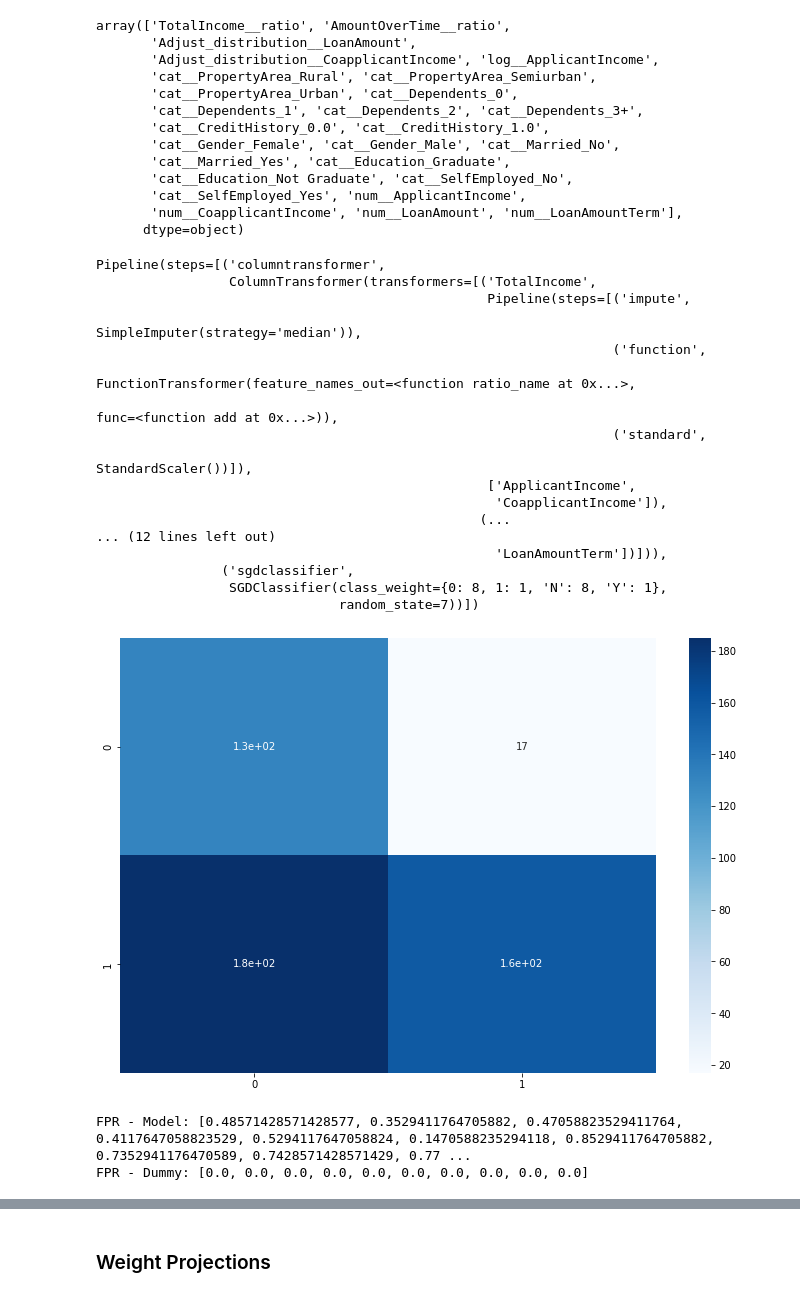
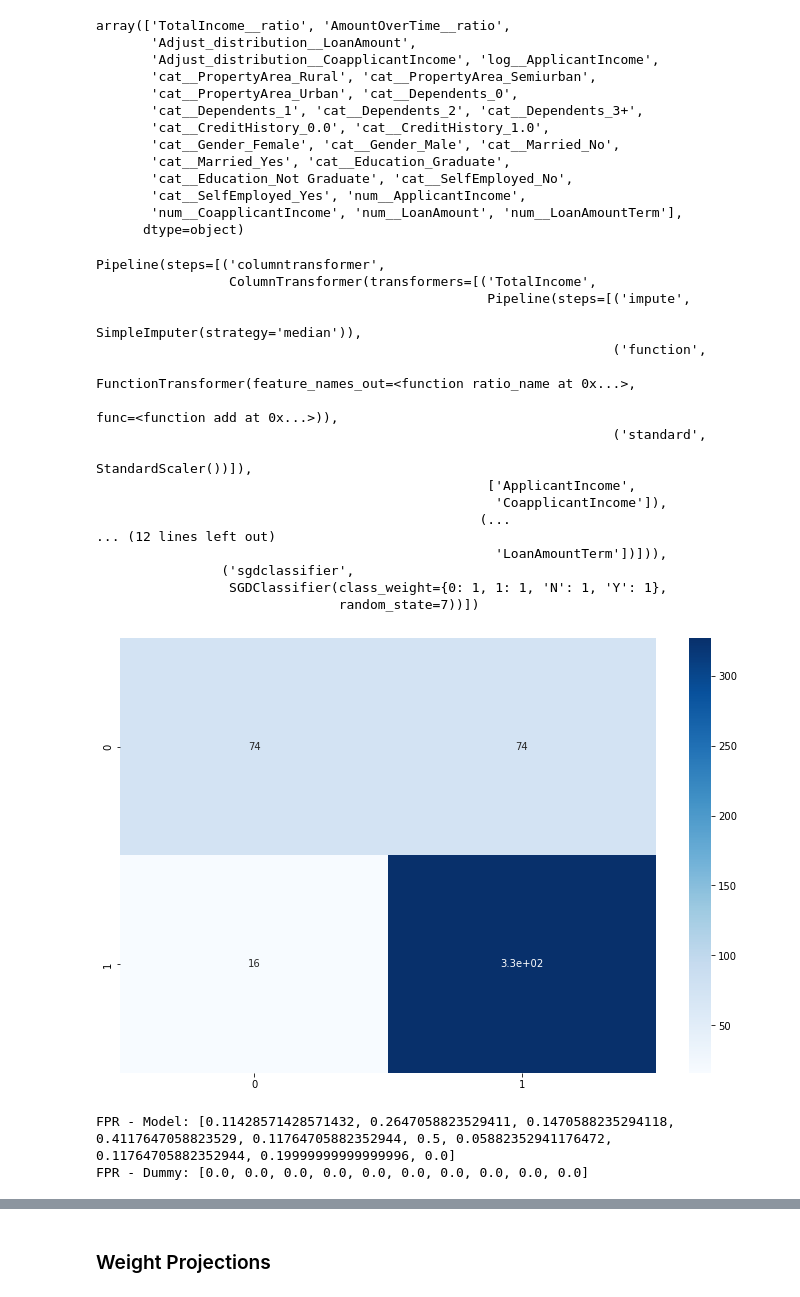
Before and after one commit to CharlesPizza/HomeLoan, a Jupyter notebook: Untitled.ipynb, the cells around one changed output, grey strips where cells are left out. Drawn from its saved outputs; the diff is of its cells as text; code cells hidden in the pictures.

```diff
--- a/Untitled.ipynb
+++ b/Untitled.ipynb
@@ -752,7 +752,7 @@ _ = None
 _ = X_train.drop('LoanID', axis=1)
 
 from sklearn.linear_model import SGDClassifier
-sample_weight = {'N':8, 'Y':1, 0:8, 1:1}
+sample_weight = {'N':1, 'Y':1, 0:1, 1:1}
 sgd_clf = make_pipeline(preprocessing, SGDClassifier(class_weight=sample_weight,random_state=7))
 sgd_clf.fit(_, y_train)
 # %% [output]
@@ -771,7 +771,7 @@ Pipeline(steps=[('columntransformer',
 ... (12 lines left out)
                                                    'LoanAmountTerm'])])),
                 ('sgdclassifier',
-                 SGDClassifier(class_weight={0: 8, 1: 1, 'N': 8, 'Y': 1},
+                 SGDClassifier(class_weight={0: 1, 1: 1, 'N': 1, 'Y': 1},
                                random_state=7))])
 # %%
 from sklearn.metrics import confusion_matrix
@@ -783,9 +783,10 @@ def plot_cm(y_train, y_pred):
 # %%
 pred = sgd_clf.predict(_)
 # %%
+pred = sgd_clf.predict(_)
 plot_cm(y_train, pred)
 # %% [output]
-[figure, old version]
+[figure, new version]
 # %%
 def false_pos_rate(mdl, X, y, cv):
     dummy_clf = DummyClassifier()
@@ -797,7 +798,7 @@ def false_pos_rate(mdl, X, y, cv):
 # %%
 false_pos_rate(sgd_clf, X_train, y_train_prep.ravel(), cv=10)
 # %% [output]
-FPR - Model: [0.48571428571428577, 0.3529411764705882, 0.47058823529411764, 0.4117647058823529, 0.5294117647058824, 0.1470588235294118, 0.8529411764705882, 0.7352941176470589, 0.7428571428571429, 0.77 ...
+FPR - Model: [0.11428571428571432, 0.2647058823529411, 0.1470588235294118, 0.4117647058823529, 0.11764705882352944, 0.5, 0.05882352941176472, 0.11764705882352944, 0.19999999999999996, 0.0]
 FPR - Dummy: [0.0, 0.0, 0.0, 0.0, 0.0, 0.0, 0.0, 0.0, 0.0, 0.0]
 # %%
 threshold_eval(sgd_clf, X_train, y_train_prep.ravel(), cv=3)
```
Also changed, not shown: parts of 51 cells of this notebook.
